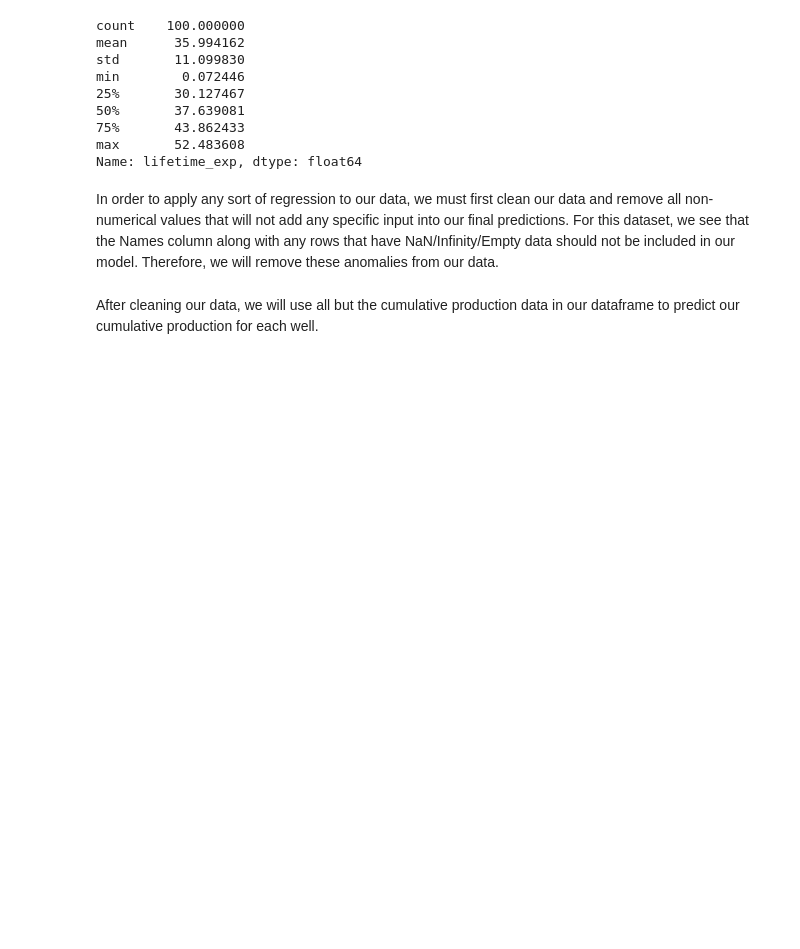
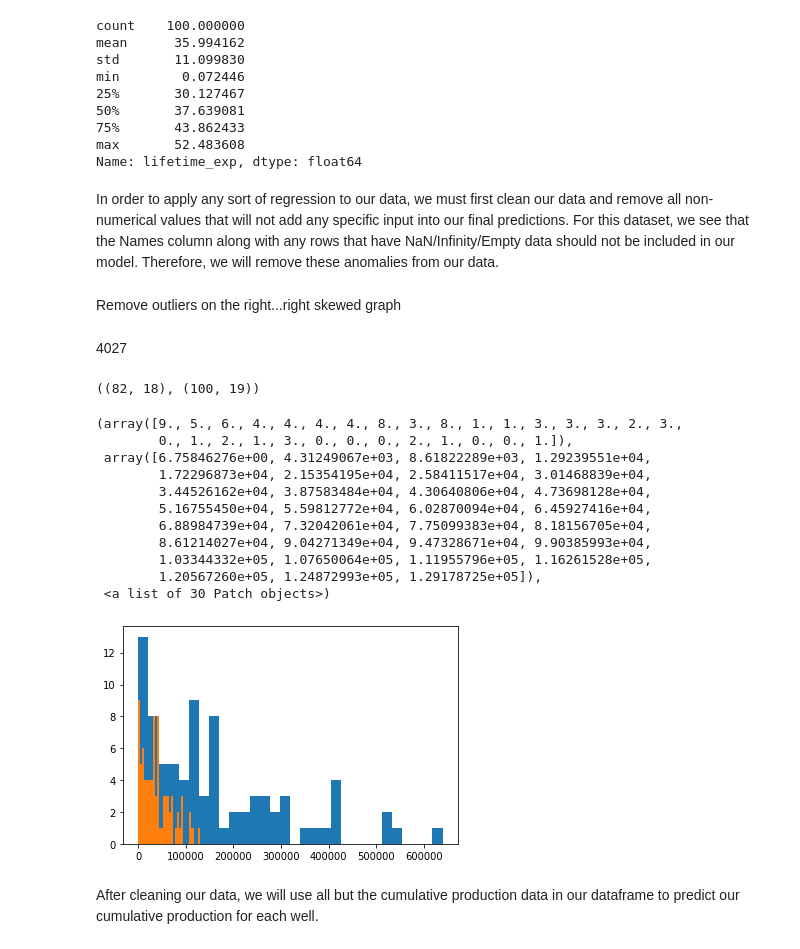
Before and after one commit to fastfists/project, a Jupyter notebook: Tools.ipynb, the cells around one changed output. Cells and saved outputs as stored; diff of their text form; code cells hidden in the pictures; blank space fills up the shorter version.

```diff
--- a/Tools.ipynb
+++ b/Tools.ipynb
@@ -227,5 +239,30 @@ def clean_dataset(df):
+# %% [markdown]
+Remove outliers on the right...right skewed graph
 # %%
 clean_data = clean_dataset(data.drop(["Name"], axis=1))
+clean_data = clean_data[np.abs(stats.zscore(clean_data) < 2.5).all(axis=1)]
+# %% [markdown]
+4027
+# %%
+clean_data.shape, data.shape
+# %% [output]
+((82, 18), (100, 19))
+# %%
+plt.hist(clean_data["cum_production_other"], bins=30)
+plt.hist(clean_data["cum_production"], bins=30)
+# %% [output]
+(array([9., 5., 6., 4., 4., 4., 4., 8., 3., 8., 1., 1., 3., 3., 3., 2., 3.,
+        0., 1., 2., 1., 3., 0., 0., 0., 2., 1., 0., 0., 1.]),
+ array([6.75846276e+00, 4.31249067e+03, 8.61822289e+03, 1.29239551e+04,
+        1.72296873e+04, 2.15354195e+04, 2.58411517e+04, 3.01468839e+04,
+        3.44526162e+04, 3.87583484e+04, 4.30640806e+04, 4.73698128e+04,
+        5.16755450e+04, 5.59812772e+04, 6.02870094e+04, 6.45927416e+04,
+        6.88984739e+04, 7.32042061e+04, 7.75099383e+04, 8.18156705e+04,
+        8.61214027e+04, 9.04271349e+04, 9.47328671e+04, 9.90385993e+04,
+        1.03344332e+05, 1.07650064e+05, 1.11955796e+05, 1.16261528e+05,
+        1.20567260e+05, 1.24872993e+05, 1.29178725e+05]),
+ <a list of 30 Patch objects>)
+[figure, added]
 # %% [markdown]
 After cleaning our data, we will use all but the cumulative production data in our dataframe to predict our cumulative production for each well.
 # %% [markdown]
```
Also changed, not shown: parts of 30 cells of this notebook, 1 other file.
